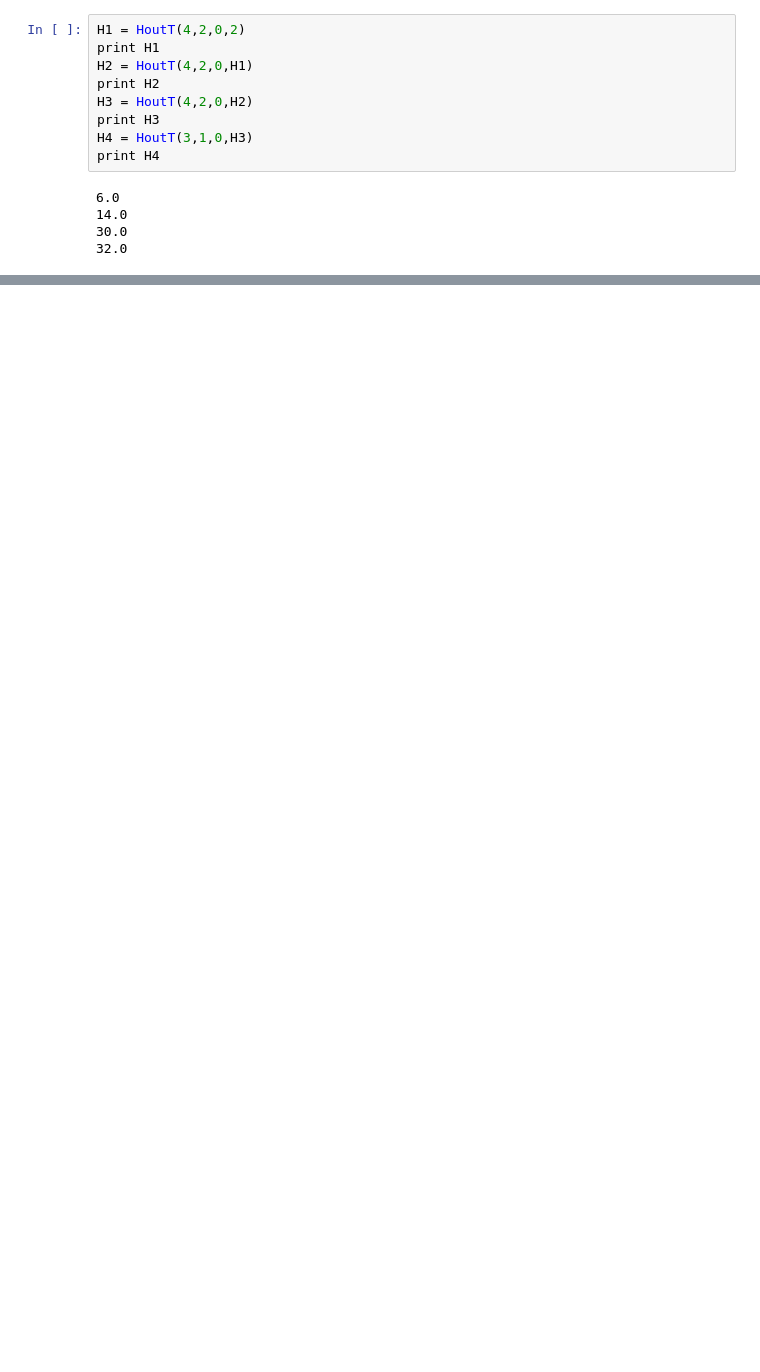
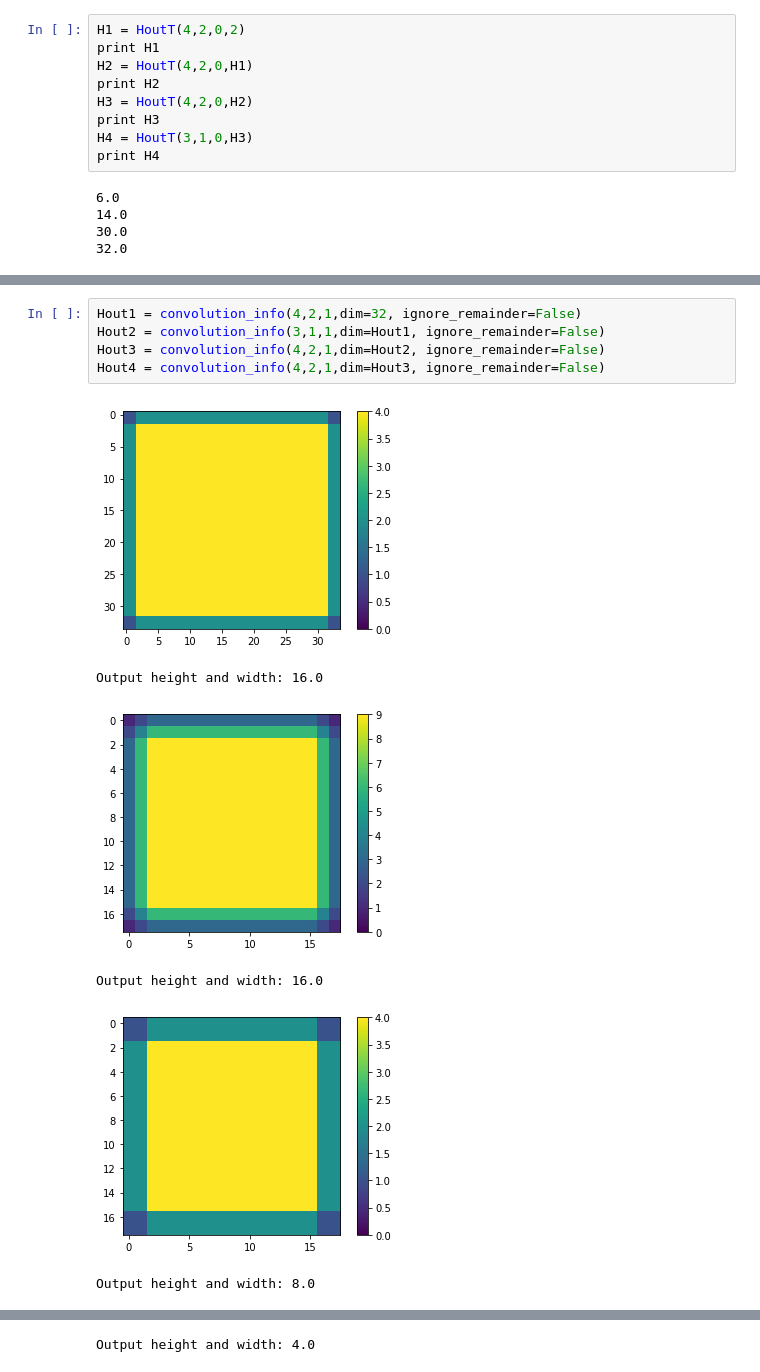
Before and after one commit to malbergo/GenerativeElectronGun, a Jupyter notebook: ConvLayers.ipynb, the cells around one changed output, grey strips where cells are left out. Saved outputs shown, nothing was run; the diff lists cells and outputs as text; blank space fills up the shorter version.

```diff
--- a/ConvLayers.ipynb
+++ b/ConvLayers.ipynb
@@ -95,0 +96,12 @@ print H4
+# %%
+Hout1 = convolution_info(4,2,1,dim=32, ignore_remainder=False)
+Hout2 = convolution_info(3,1,1,dim=Hout1, ignore_remainder=False)
+Hout3 = convolution_info(4,2,1,dim=Hout2, ignore_remainder=False)
+Hout4 = convolution_info(4,2,1,dim=Hout3, ignore_remainder=False)
+# %% [output]
+[figure, added]
+Output height and width: 16.0
+[figure, added]
+Output height and width: 16.0
+[figure, added]
+Output height and width: 8.0
@@ -95,0 +109 @@ print H4
+Output height and width: 4.0
```
Also changed, not shown: parts of 5 cells of this notebook, 9 other files.
